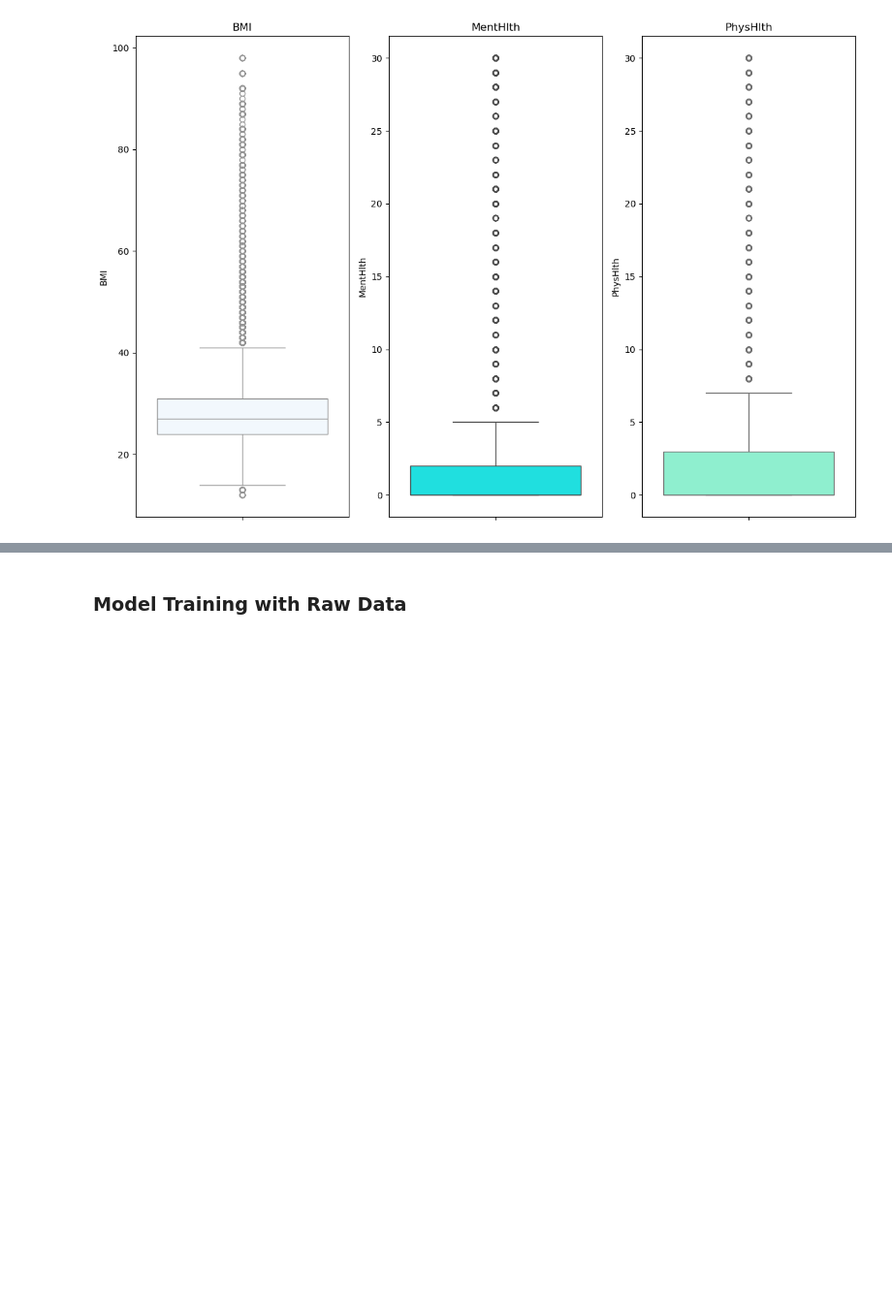
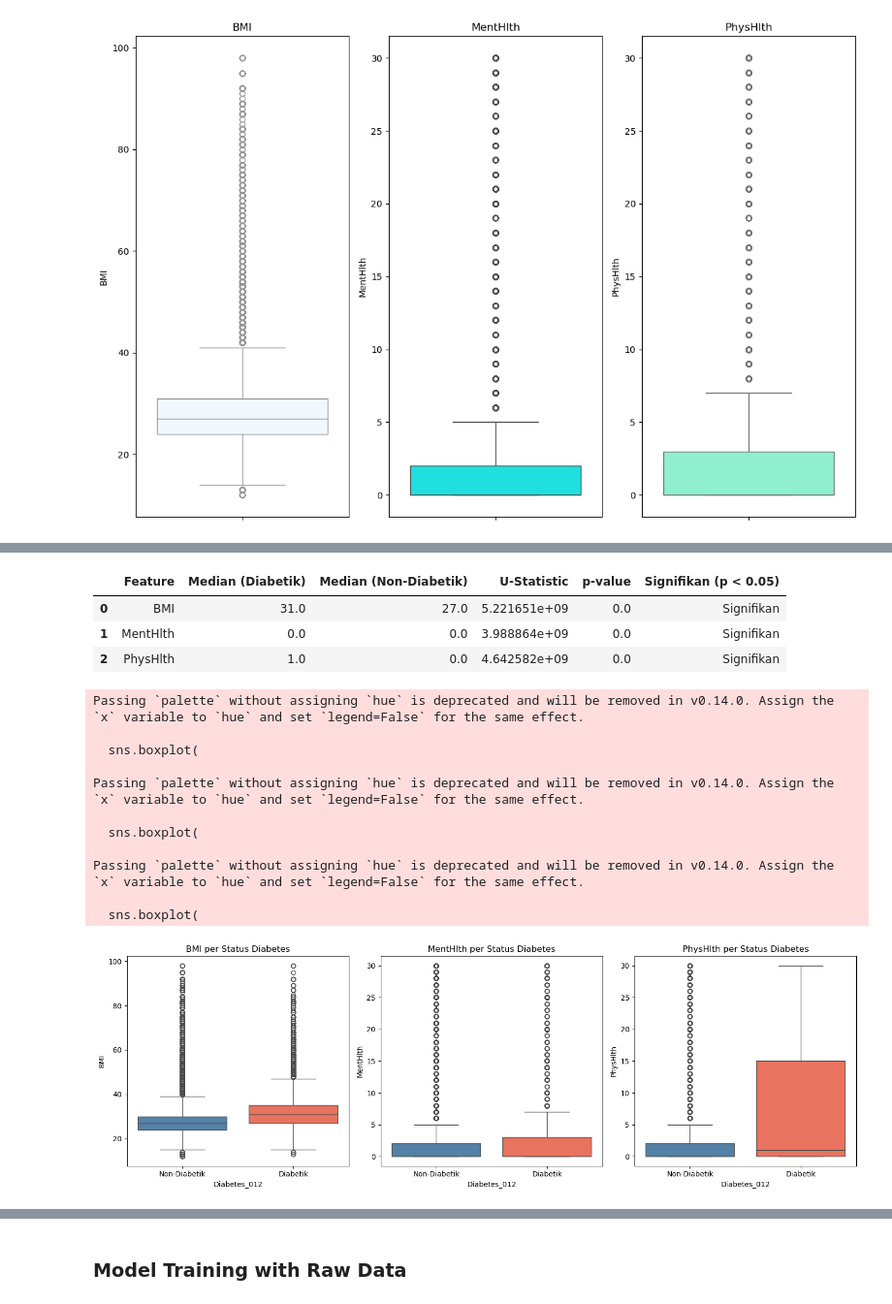
Before and after one commit to FaradayB/Hacktiv8-Assignments, a Jupyter notebook: Mini Project 2/mini_project_2_FaradayBarrFatahillah.ipynb, the cells around one changed output, grey strips where cells are left out. Shown at 97% size. Saved outputs shown, nothing was run; the diff lists cells and outputs as text; code cells hidden in the pictures; blank space fills up the shorter version.

```diff
--- a/Mini Project 2/mini_project_2_FaradayBarrFatahillah.ipynb
+++ b/Mini Project 2/mini_project_2_FaradayBarrFatahillah.ipynb
@@ -415,0 +496,56 @@ plt.show()
+# %%
+mw_results = []
+
+for col in numerik:
+    group_diabetic = df[df['Diabetes_012'] == 1][col]
+    group_nondiabetic = df[df['Diabetes_012'] == 0][col]
+
+    stat, p = mannwhitneyu(
+        group_diabetic,
+        group_nondiabetic,
+        alternative='two-sided'
+    )
+
+    mw_results.append({
+        'Feature': col,
+        'Median (Diabetik)':  round(group_diabetic.median(), 2),
+        'Median (Non-Diabetik)': round(group_nondiabetic.median(), 2),
+        'U-Statistic': round(stat, 2),
+        'p-value': round(p, 6),
+        'Signifikan (p < 0.05)': 'Signifikan' if p < 0.05 else 'Tidak Signifikan'
+    })
+
+mw_df = pd.DataFrame(mw_results)
+mw_df
+# %% [output]
+|  | Feature | Median (Diabetik) | Median (Non-Diabetik) | U-Statistic | p-value | Signifikan (p < 0.05) |
+| 0 | BMI | 31.0 | 27.0 | 5.221651e+09 | 0.0 | Signifikan |
+| 1 | MentHlth | 0.0 | 0.0 | 3.988864e+09 | 0.0 | Signifikan |
+| 2 | PhysHlth | 1.0 | 0.0 | 4.642582e+09 | 0.0 | Signifikan |
+# %%
+fig, axes = plt.subplots(1, 3, figsize=(15, 5))
+
+for i, col in enumerate(numerik):
+    sns.boxplot(
+        data=df, x='Diabetes_012', y=col,
+        ax=axes[i],
+        palette={'0': 'steelblue', '1': 'tomato'}
+    )
+    axes[i].set_title(f'{col} per Status Diabetes')
+    axes[i].set_xticklabels(['Non-Diabetik', 'Diabetik'])
+
+plt.tight_layout()
+plt.show()
+# %% [output]
+Passing `palette` without assigning `hue` is deprecated and will be removed in v0.14.0. Assign the `x` variable to `hue` and set `legend=False` for the same effect.
+
+  sns.boxplot(
+
+Passing `palette` without assigning `hue` is deprecated and will be removed in v0.14.0. Assign the `x` variable to `hue` and set `legend=False` for the same effect.
+
+  sns.boxplot(
+
+Passing `palette` without assigning `hue` is deprecated and will be removed in v0.14.0. Assign the `x` variable to `hue` and set `legend=False` for the same effect.
+
+  sns.boxplot(
+[figure, added]
```
Also changed, not shown: parts of 49 cells of this notebook, 1 other file.
